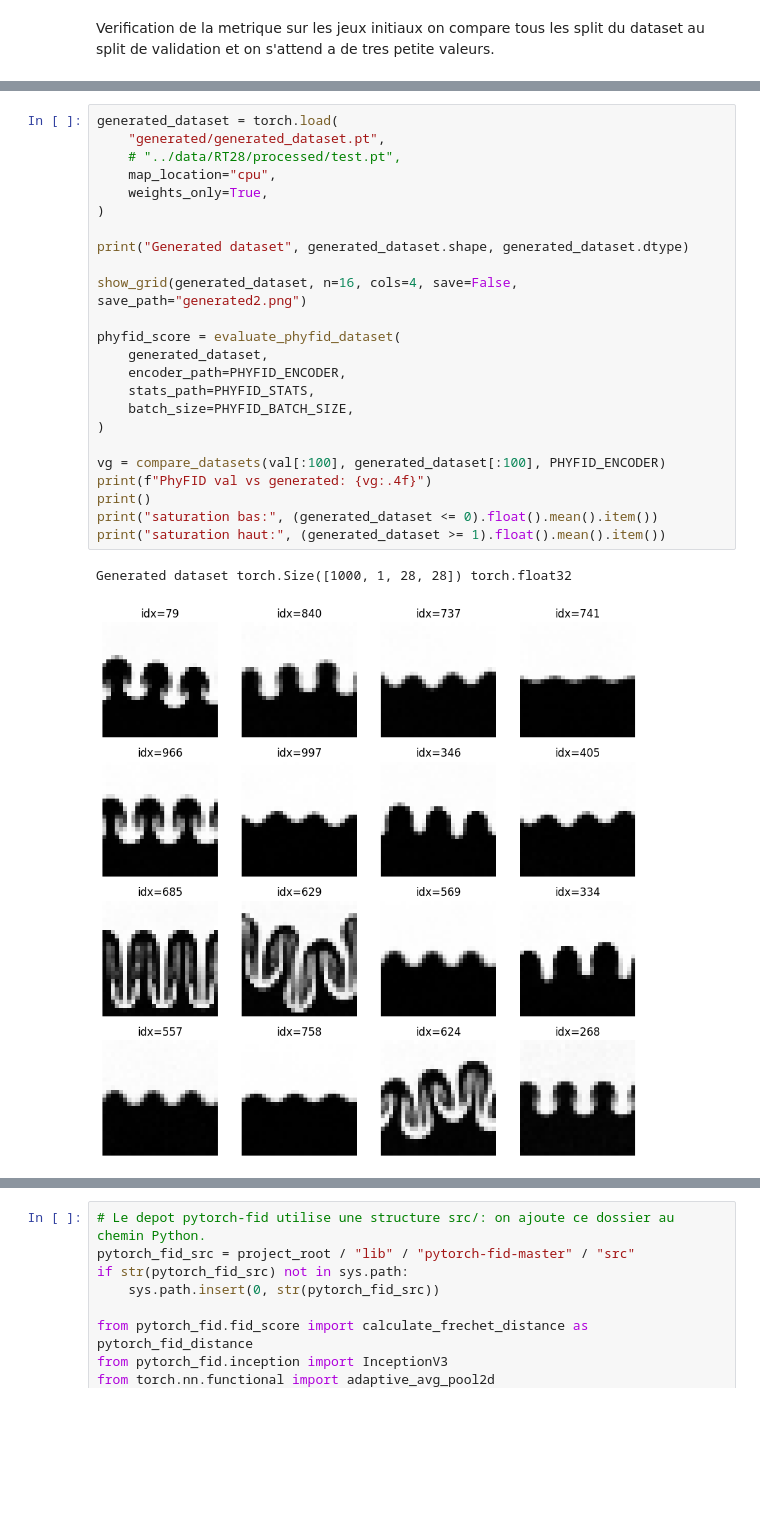
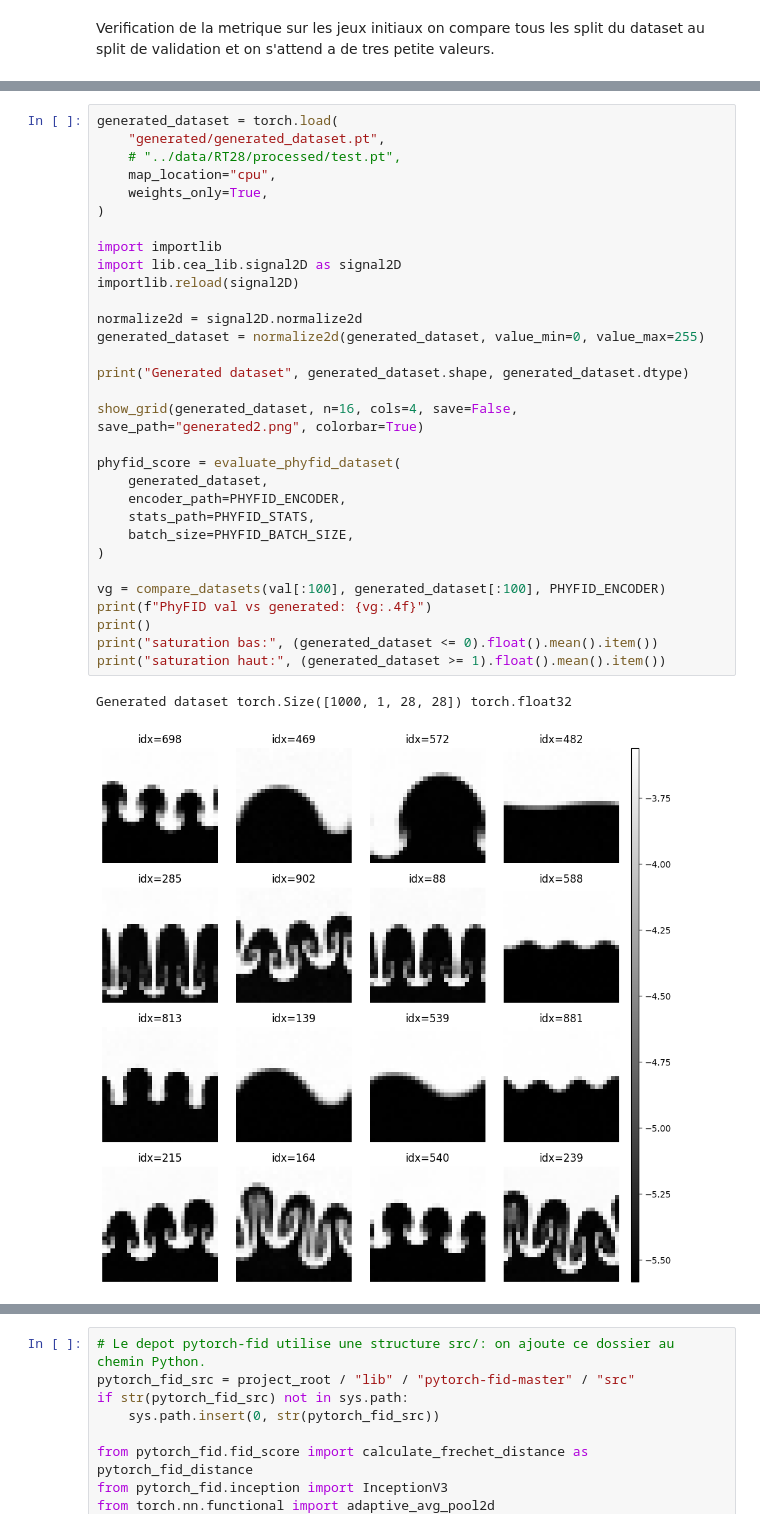
Before and after one commit to Samuel-Chapuis/Rayleigh-Taylor-Generative-Surrogate, a Jupyter notebook: analyse_reslutat/VisualisationPT.ipynb, the cells around one changed output, grey strips where cells are left out. Cells and saved outputs as stored; diff of their text form; blank space fills up the shorter version.

```diff
--- a/analyse_reslutat/VisualisationPT.ipynb
+++ b/analyse_reslutat/VisualisationPT.ipynb
@@ -236,28 +291,35 @@ PhyFID val vs val: 0.6774,
 # %%
 generated_dataset = torch.load(
     "generated/generated_dataset.pt",
     # "../data/RT28/processed/test.pt",
     map_location="cpu",
     weights_only=True,
 )
 
+import importlib
+import lib.cea_lib.signal2D as signal2D
+importlib.reload(signal2D)
+
+normalize2d = signal2D.normalize2d
+generated_dataset = normalize2d(generated_dataset, value_min=0, value_max=255)
+
 print("Generated dataset", generated_dataset.shape, generated_dataset.dtype)
 
-show_grid(generated_dataset, n=16, cols=4, save=False, save_path="generated2.png")
+show_grid(generated_dataset, n=16, cols=4, save=False, save_path="generated2.png", colorbar=True)
 
 phyfid_score = evaluate_phyfid_dataset(
     generated_dataset,
     encoder_path=PHYFID_ENCODER,
     stats_path=PHYFID_STATS,
     batch_size=PHYFID_BATCH_SIZE,
 )
 
 vg = compare_datasets(val[:100], generated_dataset[:100], PHYFID_ENCODER)
 print(f"PhyFID val vs generated: {vg:.4f}")
 print()
 print("saturation bas:", (generated_dataset <= 0).float().mean().item())
 print("saturation haut:", (generated_dataset >= 1).float().mean().item())
 # %% [output]
 Generated dataset torch.Size([1000, 1, 28, 28]) torch.float32
-[figure, old version]
+[figure, new version]
 Calcul du score PhyFID...
```
Also changed, not shown: parts of 9 cells of this notebook, 6 other files.
